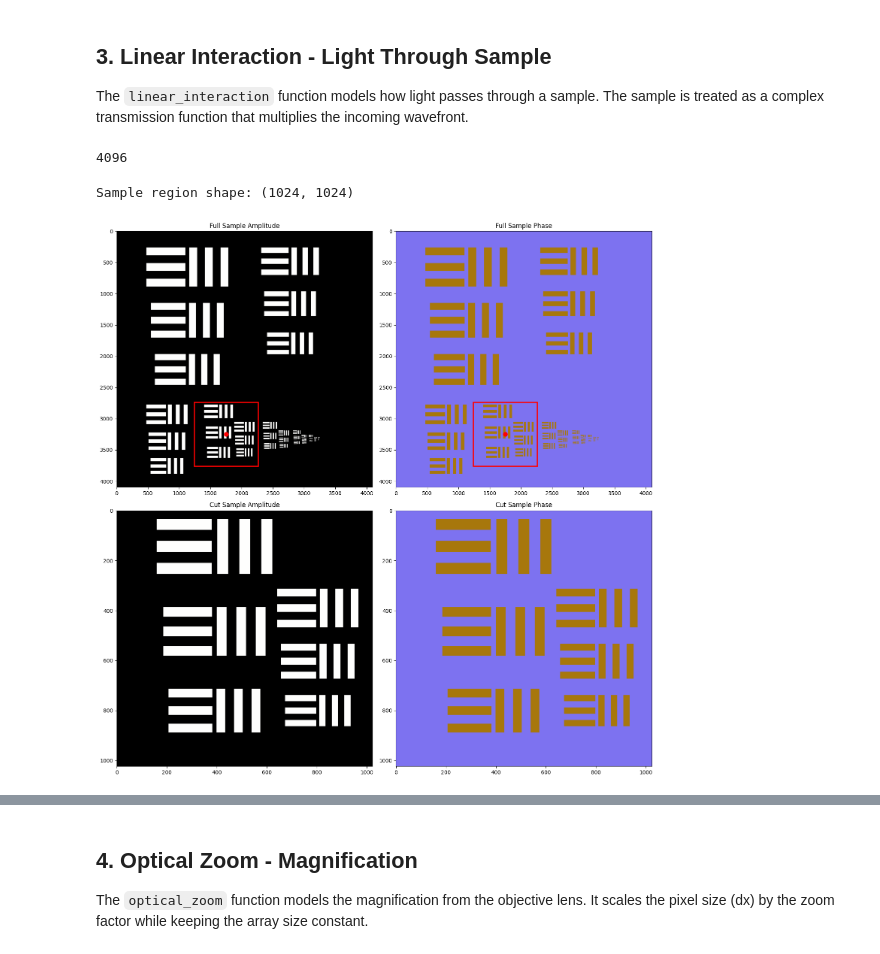
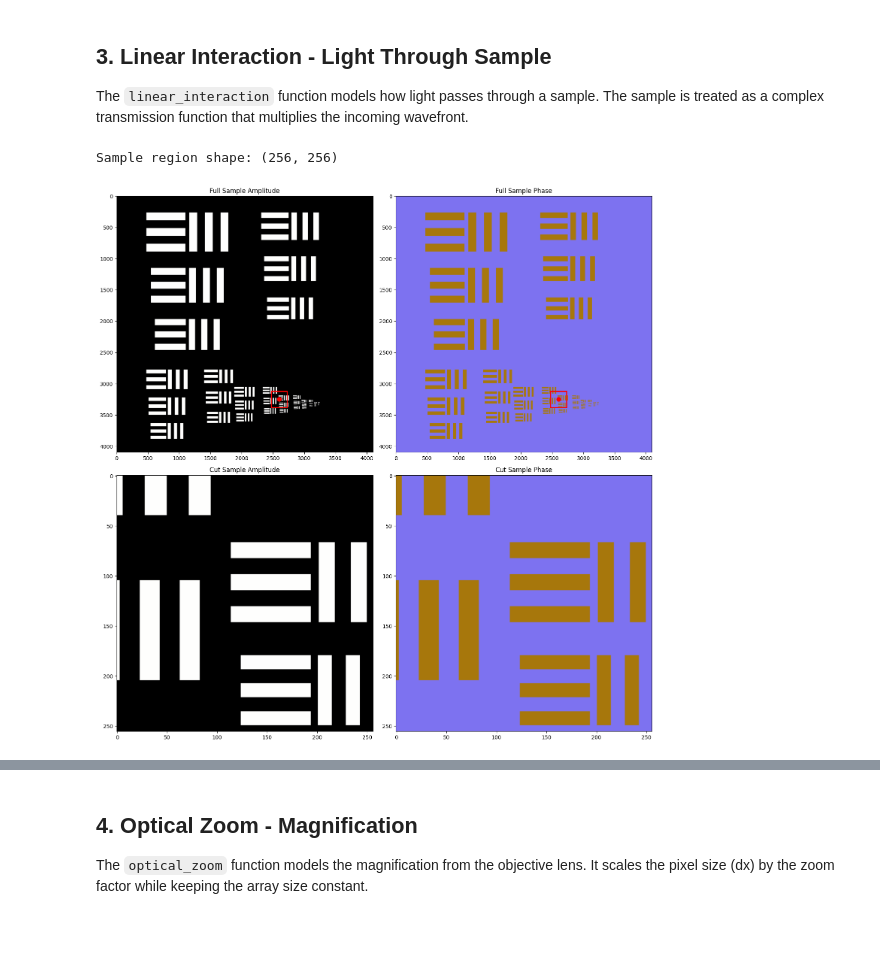
Before and after one commit to debangshu-mukherjee/janssen, a Jupyter notebook: tutorials/SimpleMicroscopeSimulation.ipynb, the cells around one changed output, grey strips where cells are left out. Drawn from its saved outputs; the diff is of its cells as text; code cells hidden in the pictures.

```diff
--- a/tutorials/SimpleMicroscopeSimulation.ipynb
+++ b/tutorials/SimpleMicroscopeSimulation.ipynb
@@ -94,7 +98,7 @@ plt.show()
 
 We create a collimated (plane wave) illumination to interact with the sample.
 # %%
-illumination_size = 1024
+illumination_size = 256
 
 lightwave = jns.models.plane_wave(
     wavelength=wavelength,
@@ -130,12 +134,8 @@ plt.show()
 ## 3. Linear Interaction - Light Through Sample
 
 The `linear_interaction` function models how light passes through a sample. The sample is treated as a complex transmission function that multiplies the incoming wavefront.
-# %%
-num_pixels
-# %% [output]
-4096
 # %%
-center = (3250, 1750)
+center = (3250, 2600)
 half_size = illumination_size // 2
 sample_cut = usaf_sample.sample[
     center[0] - half_size : center[0] + half_size,
@@ -156,35 +156,35 @@ axes[0, 0].set_title('Full Sample Amplitude')
 
 # Add red box showing where the cut sample comes from
 # center is (y, x) tuple, Rectangle takes (x, y) for bottom-left corner
 center_y, center_x = center
 box_x = center_x - half_size
 box_y = center_y - half_size
 rect = Rectangle((box_x, box_y), illumination_size, illumination_size,
                  linewidth=2, edgecolor='red', facecolor='none')
 axes[0, 0].add_patch(rect)
 # Add center dot (plot takes x, y order)
 axes[0, 0].plot(center_x, center_y, 'ro', markersize=8)
 
 im01 = axes[0, 1].imshow(jnp.angle(usaf_sample.sample), cmap=cmo.phase, vmin=-jnp.pi, vmax=jnp.pi)
 axes[0, 1].set_title('Full Sample Phase')
 
 # Add matching box and dot to phase image
 rect2 = Rectangle((box_x, box_y), illumination_size, illumination_size,
                   linewidth=2, edgecolor='red', facecolor='none')
 axes[0, 1].add_patch(rect2)
 axes[0, 1].plot(center_x, center_y, 'ro', markersize=8)
 
 im10 = axes[1, 0].imshow(jnp.abs(sample_region.sample), cmap=cmo.gray)
 axes[1, 0].set_title('Cut Sample Amplitude')
 
 im11 = axes[1, 1].imshow(jnp.angle(sample_region.sample), cmap=cmo.phase, vmin=-jnp.pi, vmax=jnp.pi)
 axes[1, 1].set_title('Cut Sample Phase')
 
 plt.tight_layout()
 plt.show()
 # %% [output]
-Sample region shape: (1024, 1024)
+Sample region shape: (256, 256)
-[figure, old version]
+[figure, new version]
 # %%
 # Apply linear interaction
 after_sample = jns.scopes.linear_interaction(
```
Also changed, not shown: parts of 12 cells of this notebook, 3 other files.
